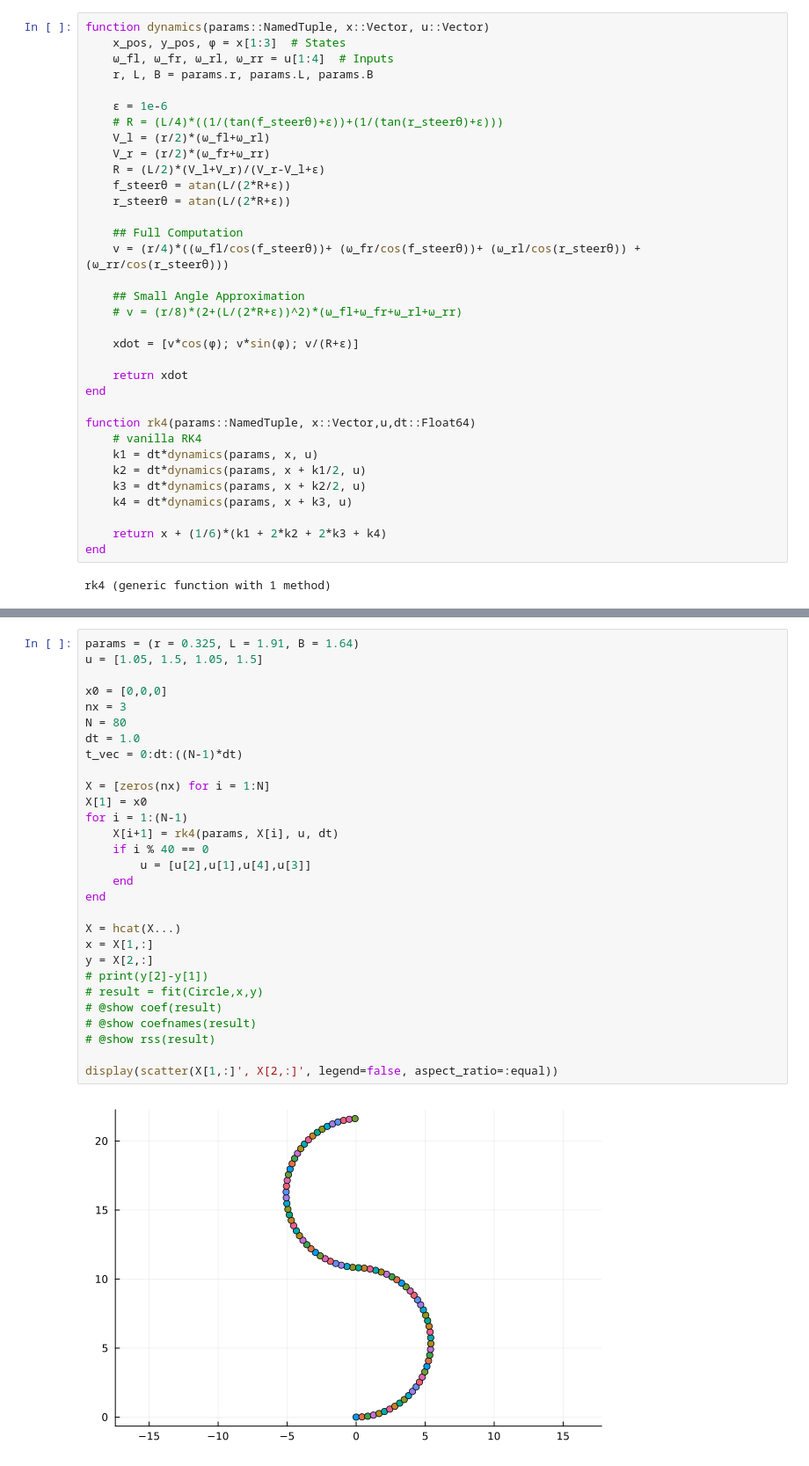
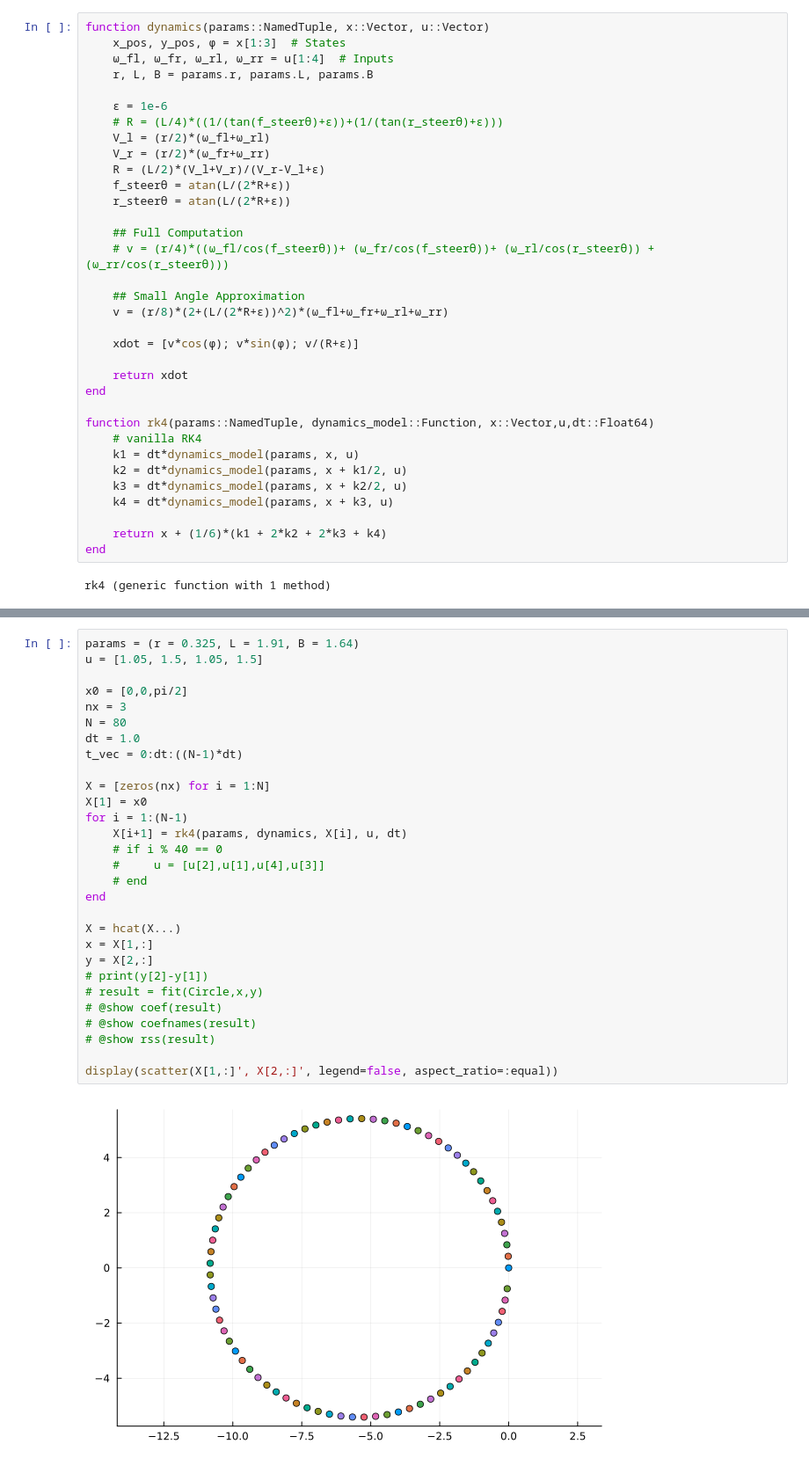
Before and after one commit to eholandcmu/zoe2_optimal_controller, a Jupyter notebook: julia/dircol_dynamics.ipynb, the cells around one changed output, grey strips where cells are left out. Shown at 88% size. Drawn from its saved outputs; the diff is of its cells as text.

```diff
--- a/julia/dircol_dynamics.ipynb
+++ b/julia/dircol_dynamics.ipynb
@@ -38,22 +38,22 @@ function dynamics(params::NamedTuple, x::Vector, u::Vector)
     r_steerθ = atan(L/(2*R+ϵ))
 
     ## Full Computation
-    v = (r/4)*((ω_fl/cos(f_steerθ))+ (ω_fr/cos(f_steerθ))+ (ω_rl/cos(r_steerθ)) + (ω_rr/cos(r_steerθ)))
+    # v = (r/4)*((ω_fl/cos(f_steerθ))+ (ω_fr/cos(f_steerθ))+ (ω_rl/cos(r_steerθ)) + (ω_rr/cos(r_steerθ)))
 
     ## Small Angle Approximation
-    # v = (r/8)*(2+(L/(2*R+ϵ))^2)*(ω_fl+ω_fr+ω_rl+ω_rr)
+    v = (r/8)*(2+(L/(2*R+ϵ))^2)*(ω_fl+ω_fr+ω_rl+ω_rr)
 
     xdot = [v*cos(ϕ); v*sin(ϕ); v/(R+ϵ)]
 
     return xdot
 end
 
-function rk4(params::NamedTuple, x::Vector,u,dt::Float64)
+function rk4(params::NamedTuple, dynamics_model::Function, x::Vector,u,dt::Float64)
     # vanilla RK4
-    k1 = dt*dynamics(params, x, u)
-    k2 = dt*dynamics(params, x + k1/2, u)
-    k3 = dt*dynamics(params, x + k2/2, u)
-    k4 = dt*dynamics(params, x + k3, u)
+    k1 = dt*dynamics_model(params, x, u)
+    k2 = dt*dynamics_model(params, x + k1/2, u)
+    k3 = dt*dynamics_model(params, x + k2/2, u)
+    k4 = dt*dynamics_model(params, x + k3, u)
 
     return x + (1/6)*(k1 + 2*k2 + 2*k3 + k4)
 end
@@ -111,34 +115,34 @@ end
 # %%
 params = (r = 0.325, L = 1.91, B = 1.64)
 u = [1.05, 1.5, 1.05, 1.5]
 
-x0 = [0,0,0]
+x0 = [0,0,pi/2]
 nx = 3
 N = 80
 dt = 1.0
 t_vec = 0:dt:((N-1)*dt)
 
 X = [zeros(nx) for i = 1:N]
 X[1] = x0
 for i = 1:(N-1)
-    X[i+1] = rk4(params, X[i], u, dt)
-    if i % 40 == 0
-        u = [u[2],u[1],u[4],u[3]]
-    end
+    X[i+1] = rk4(params, dynamics, X[i], u, dt)
+    # if i % 40 == 0
+    #     u = [u[2],u[1],u[4],u[3]]
+    # end
 end
 
 X = hcat(X...)
 x = X[1,:]
 y = X[2,:]
 # print(y[2]-y[1])
 # result = fit(Circle,x,y)
 # @show coef(result)
 # @show coefnames(result)
 # @show rss(result)
 
 display(scatter(X[1,:]', X[2,:]', legend=false, aspect_ratio=:equal))
 # %% [output]
-[figure, old version]
+[figure, new version]
 # %%
 ### Traj Loading
 function create_reference()
```
Also changed, not shown: parts of 6 cells of this notebook, 2 other files.
